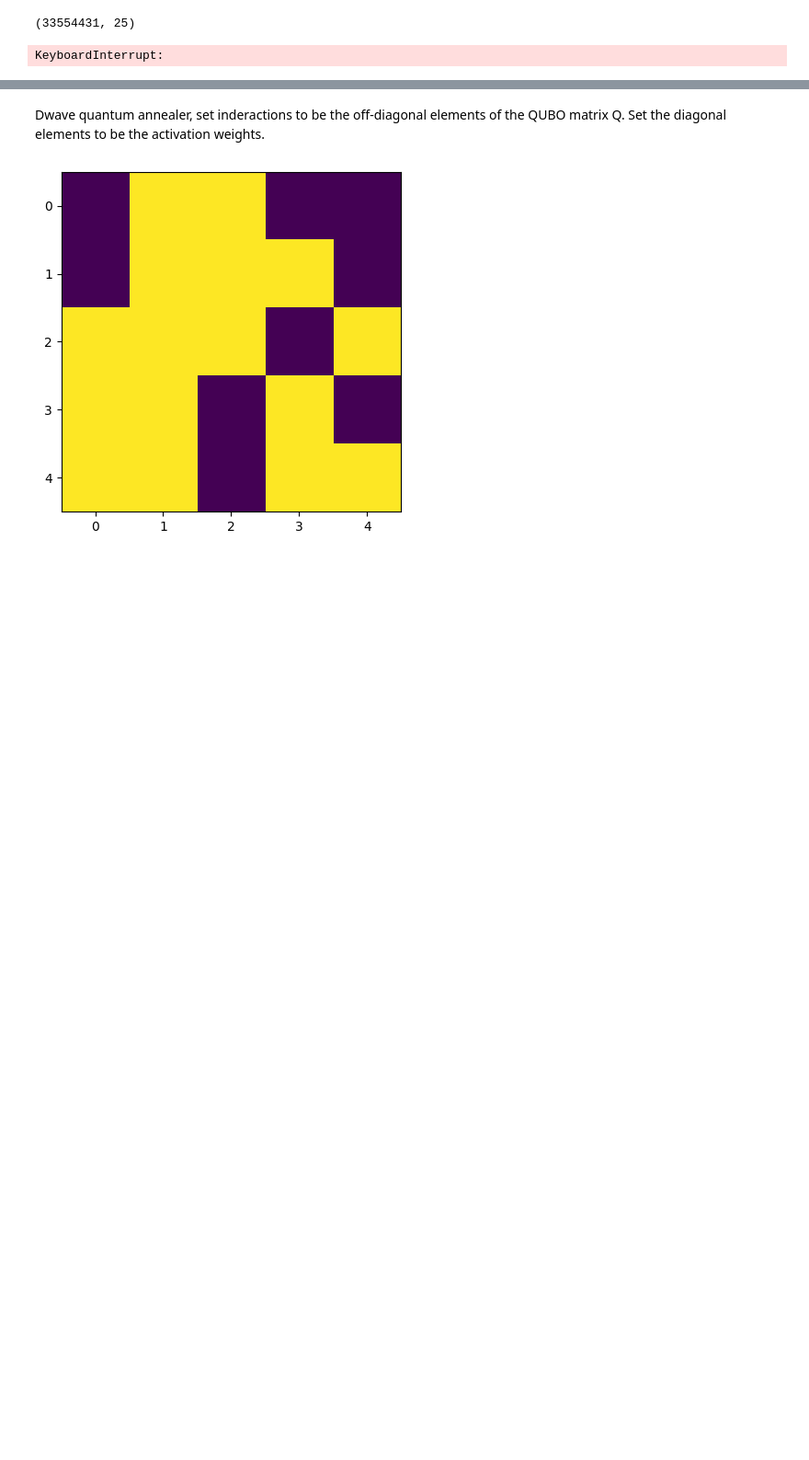
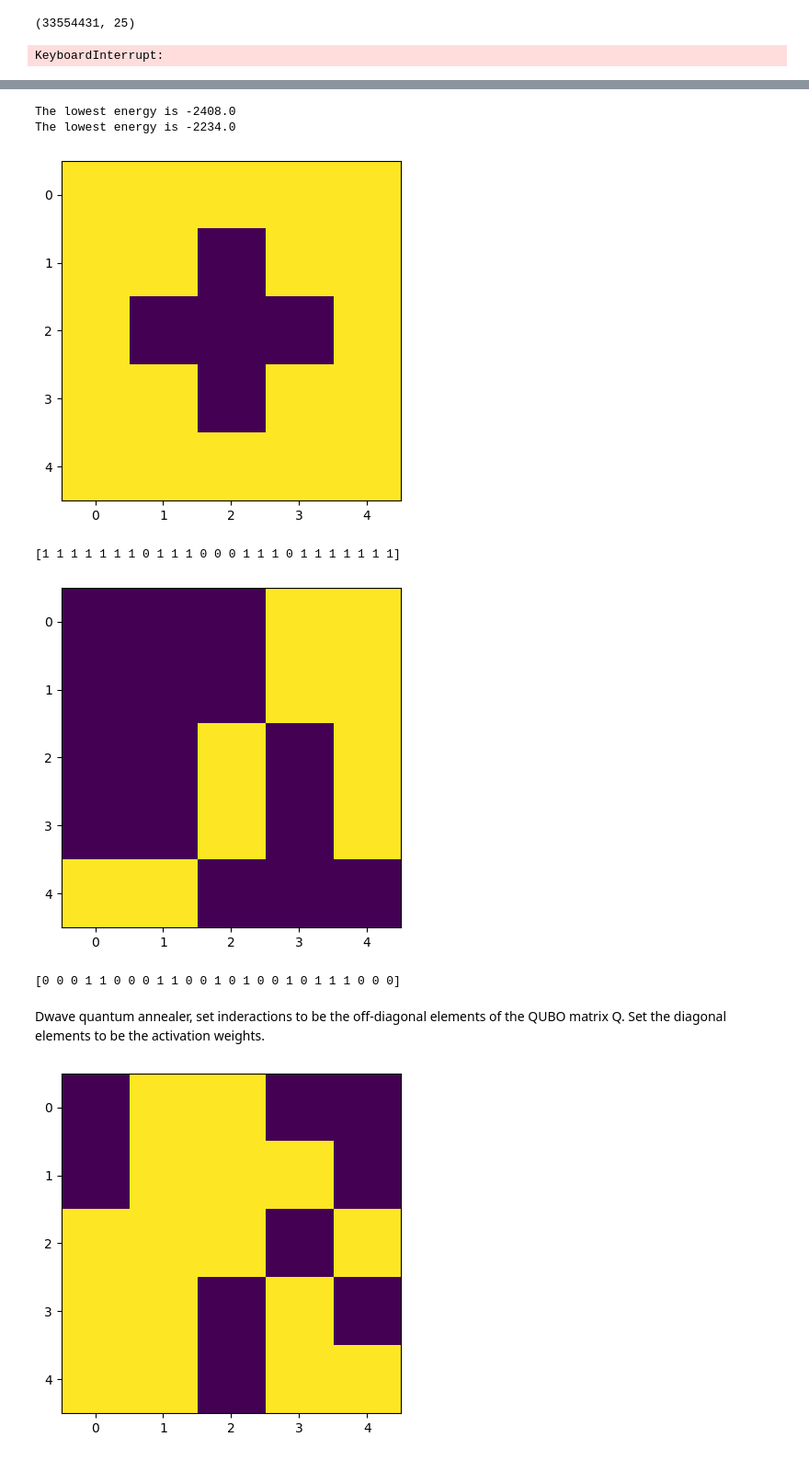
Before and after one commit to GeorgeWilliam1999/DwaveCode, a Jupyter notebook: ThreeInLine/ThreeInLine.ipynb, the cells around one changed output, grey strips where cells are left out. Shown at 92% size. Drawn from its saved outputs; the diff is of its cells as text; code cells hidden in the pictures; blank space fills up the shorter version.

```diff
--- a/ThreeInLine/ThreeInLine.ipynb
+++ b/ThreeInLine/ThreeInLine.ipynb
@@ -251,3 +200,15 @@ make_img(g)
+# %%
+ground_string_3,energies_3 = get_lowest_bitstring(bin_list,Q_3)
+ground_string_3_rev,energies_3_rev = get_lowest_bitstring(bin_list,Q_3_rev)
+make_img_bit_string(ground_string_3)
+make_img_bit_string(ground_string_3_rev)
+# %% [output]
+The lowest energy is -2408.0
+The lowest energy is -2234.0
+[figure, added]
+[1 1 1 1 1 1 1 0 1 1 1 0 0 0 1 1 1 0 1 1 1 1 1 1 1]
+[figure, added]
+[0 0 0 1 1 0 0 0 1 1 0 0 1 0 1 0 0 1 0 1 1 1 0 0 0]
 # %% [markdown]
 Dwave quantum annealer, set inderactions to be the off-diagonal elements of the QUBO matrix Q. Set the diagonal elements to be the activation weights.
 # %%
```
Also changed, not shown: parts of 18 cells of this notebook.
